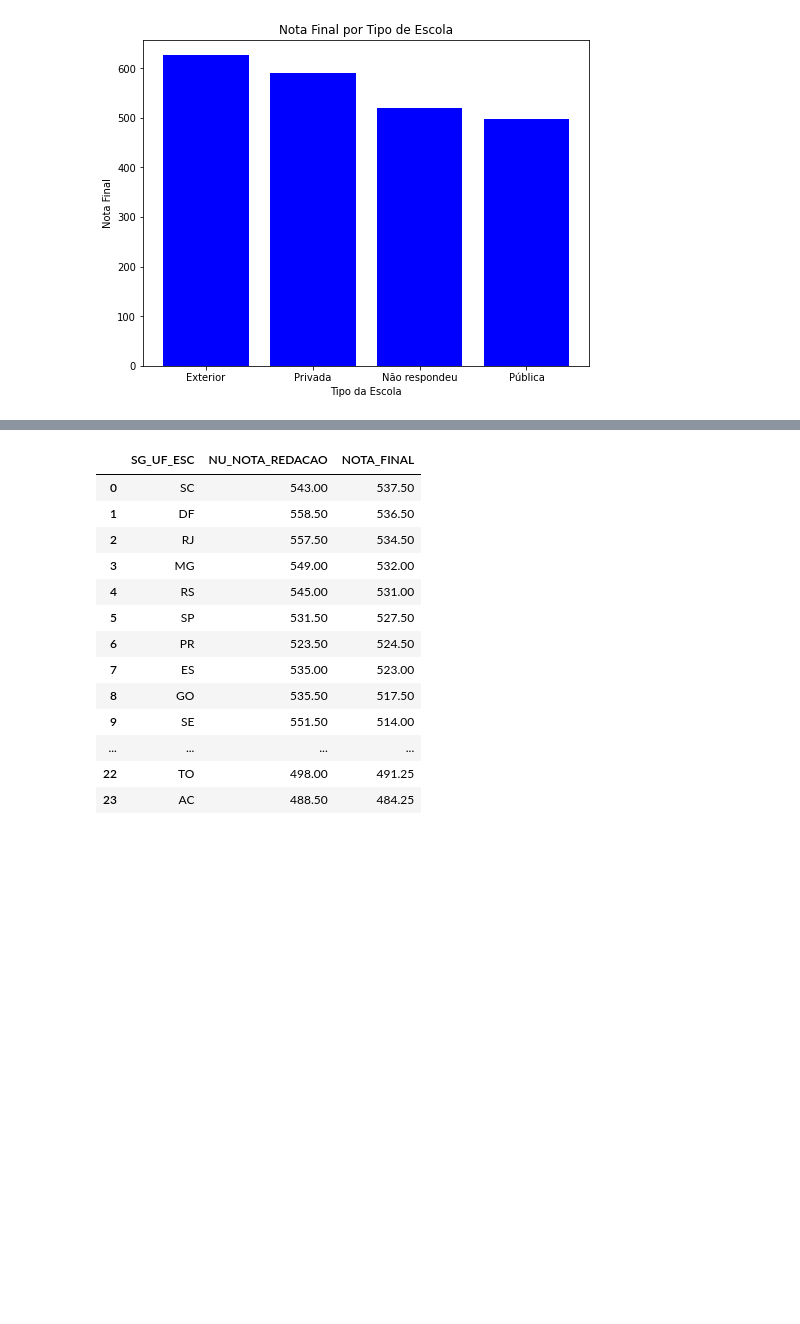
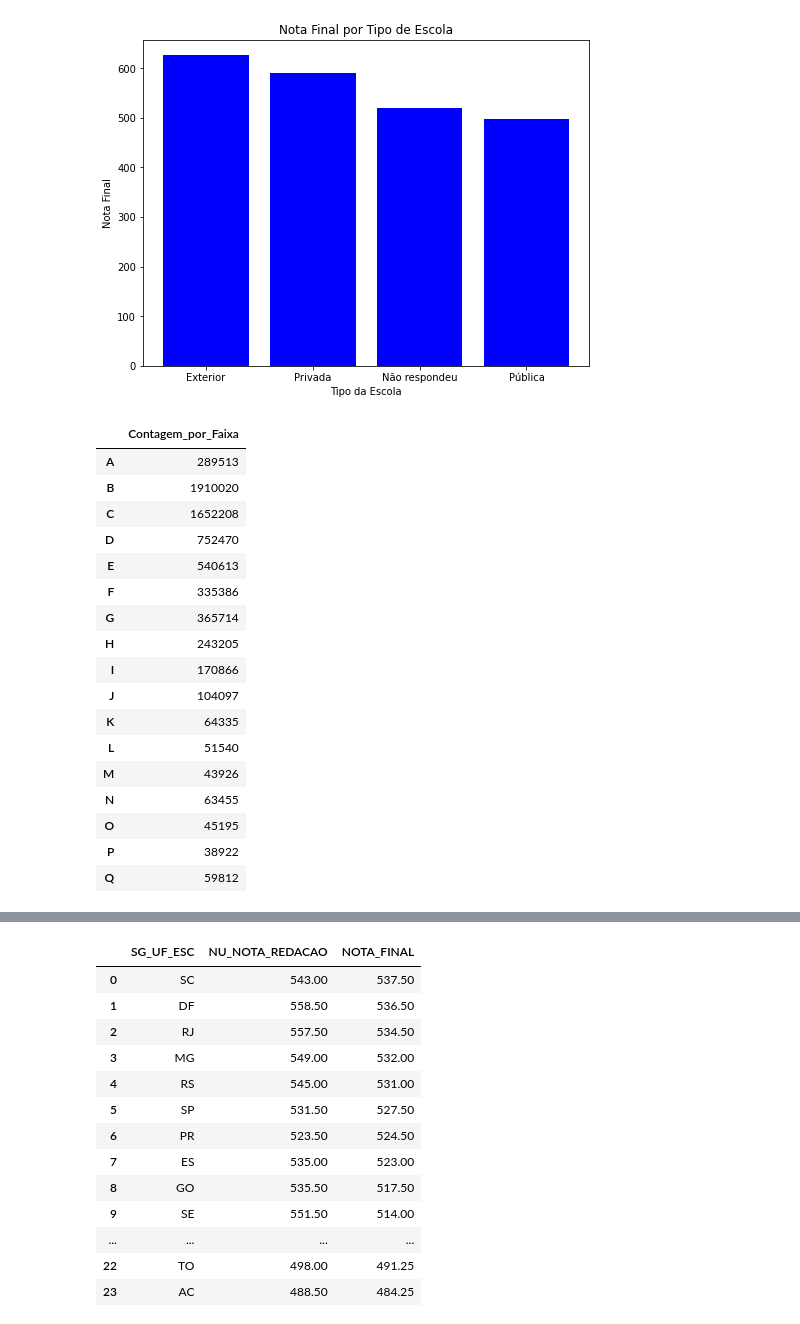
Before and after one commit to audreymoreira/case_ENEM_2017, a Jupyter notebook: Vistas_do_ENEM_2017.ipynb, the cells around one changed output, grey strips where cells are left out. Cells and saved outputs as stored; diff of their text form; code cells hidden in the pictures; blank space fills up the shorter version.

```diff
--- a/Vistas_do_ENEM_2017.ipynb
+++ b/Vistas_do_ENEM_2017.ipynb
@@ -195,0 +193,27 @@ faixa_de_renda
+# %%
+faixa_de_renda = pd.value_counts(enem_2017['Q006'])
+faixa_de_renda = faixa_de_renda.to_frame()
+faixa_de_renda=faixa_de_renda.sort_index()
+faixa_de_renda.reset_index(drop=False)
+faixa_de_renda.rename(columns = {'Q006':'Contagem_por_Faixa'}, inplace = True)
+
+faixa_de_renda
+# %% [output]
+|  | Contagem_por_Faixa |
+| A | 289513 |
+| B | 1910020 |
+| C | 1652208 |
+| D | 752470 |
+| E | 540613 |
+| F | 335386 |
+| G | 365714 |
+| H | 243205 |
+| I | 170866 |
+| J | 104097 |
+| K | 64335 |
+| L | 51540 |
+| M | 43926 |
+| N | 63455 |
+| O | 45195 |
+| P | 38922 |
+| Q | 59812 |
```
Also changed, not shown: parts of 5 cells of this notebook.
